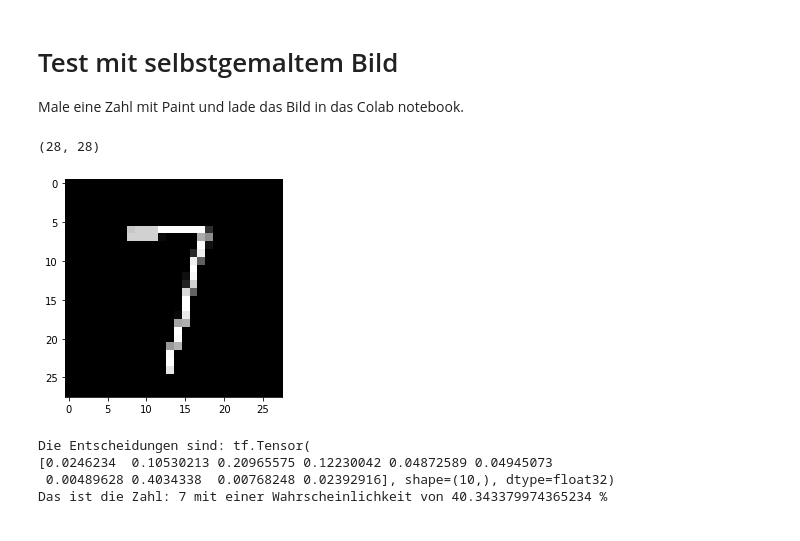
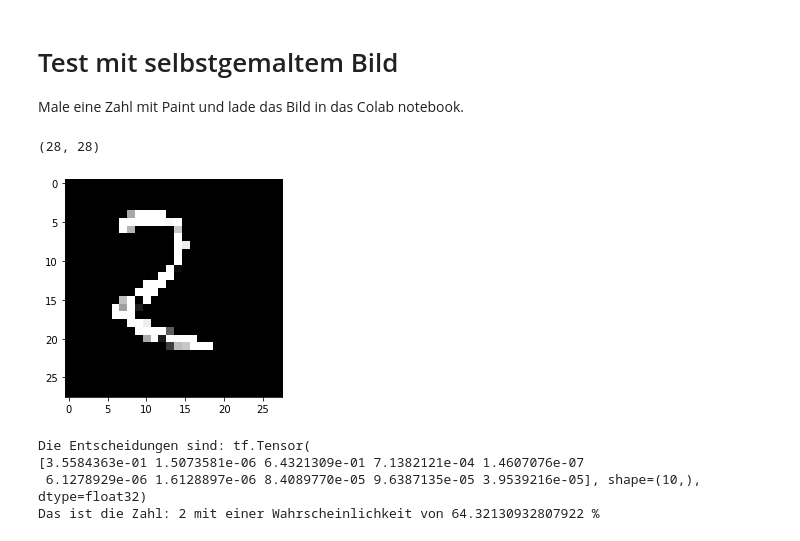
Before and after one commit to Pythonimeislabor/repo1, a Jupyter notebook: Untitled0.ipynb, the cells around one changed output. Drawn from its saved outputs; the diff is of its cells as text; code cells hidden in the pictures.

```diff
--- a/Untitled0.ipynb
+++ b/Untitled0.ipynb
@@ -172,14 +189,14 @@ Epoch 1/30
 # Test mit selbstgemaltem Bild
 Male eine Zahl mit Paint und lade das Bild in das Colab notebook.
 # %%
-bild = cv2.imread("Untitled7.png", cv2.IMREAD_GRAYSCALE) # bild mit dem Namen untitled.png lesen im graustufen-format
+bild = cv2.imread("2.png", cv2.IMREAD_GRAYSCALE) # bild mit dem Namen untitled.png lesen im graustufen-format
 bild = cv2.resize(bild, (28,28))
 bild_0_1 = 1 - bild / 255 # bild zwischen 0 und 1 skalieren
 plt.imshow(bild_0_1, cmap = "gray")
 bild_0_1.shape
 # %% [output]
 (28, 28)
-[figure, old version]
+[figure, new version]
 # %%
 bild_batch = np.reshape(bild_0_1,(1,28,28)) # tensorflow braucht ein array von Inputs
 
@@ -189,8 +206,8 @@ print("Die Entscheidungen sind:", entscheidungen)
 print("Das ist die Zahl:", index, "mit einer Wahrscheinlichkeit von", entscheidungen.numpy()[index]*100, "%")
 # %% [output]
 Die Entscheidungen sind: tf.Tensor(
-[0.0246234  0.10530213 0.20965575 0.12230042 0.04872589 0.04945073
- 0.00489628 0.4034338  0.00768248 0.02392916], shape=(10,), dtype=float32)
-Das ist die Zahl: 7 mit einer Wahrscheinlichkeit von 40.343379974365234 %
+[3.5584363e-01 1.5073581e-06 6.4321309e-01 7.1382121e-04 1.4607076e-07
+ 6.1278929e-06 1.6128897e-06 8.4089770e-05 9.6387135e-05 3.9539216e-05], shape=(10,), dtype=float32)
+Das ist die Zahl: 2 mit einer Wahrscheinlichkeit von 64.32130932807922 %
 # %%
 model.save("model.h5") # Netzwerk und Parameter speichern
```
Also changed, not shown: parts of 5 cells of this notebook.
